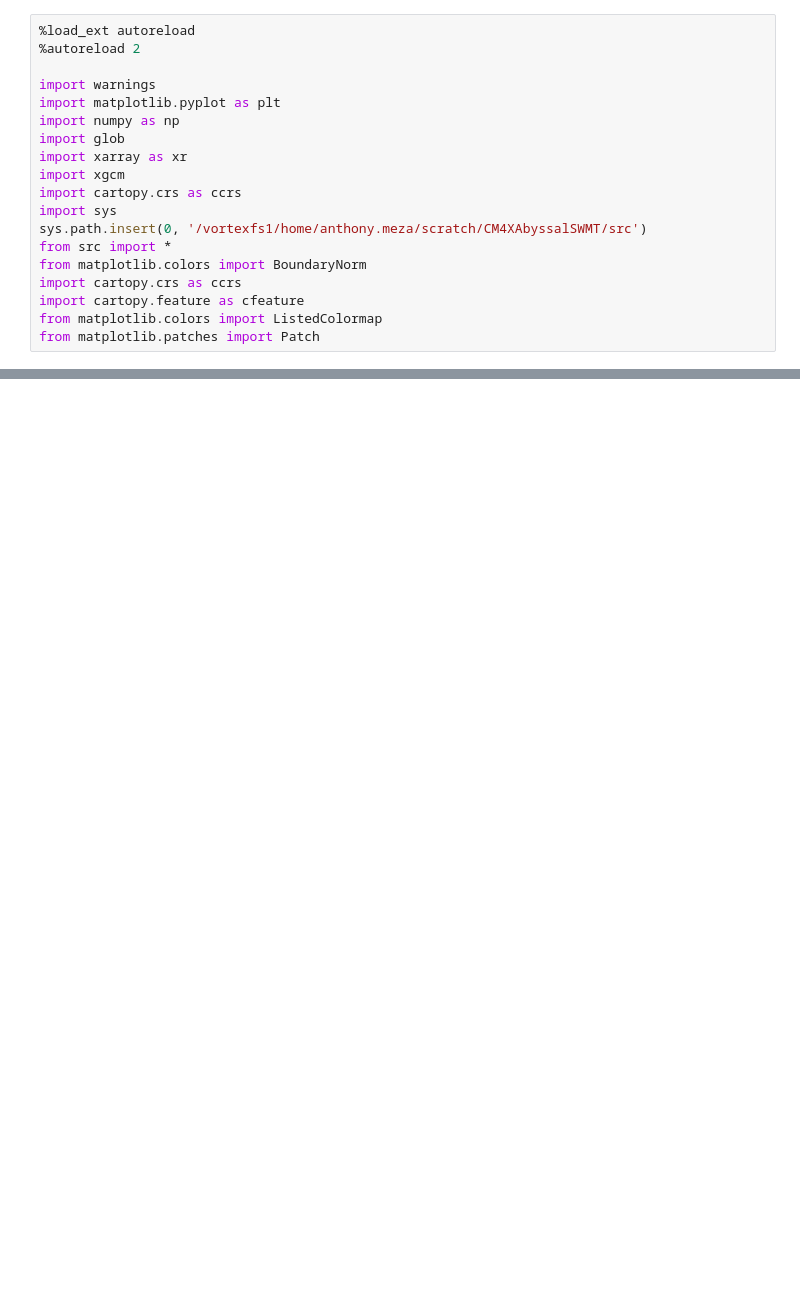
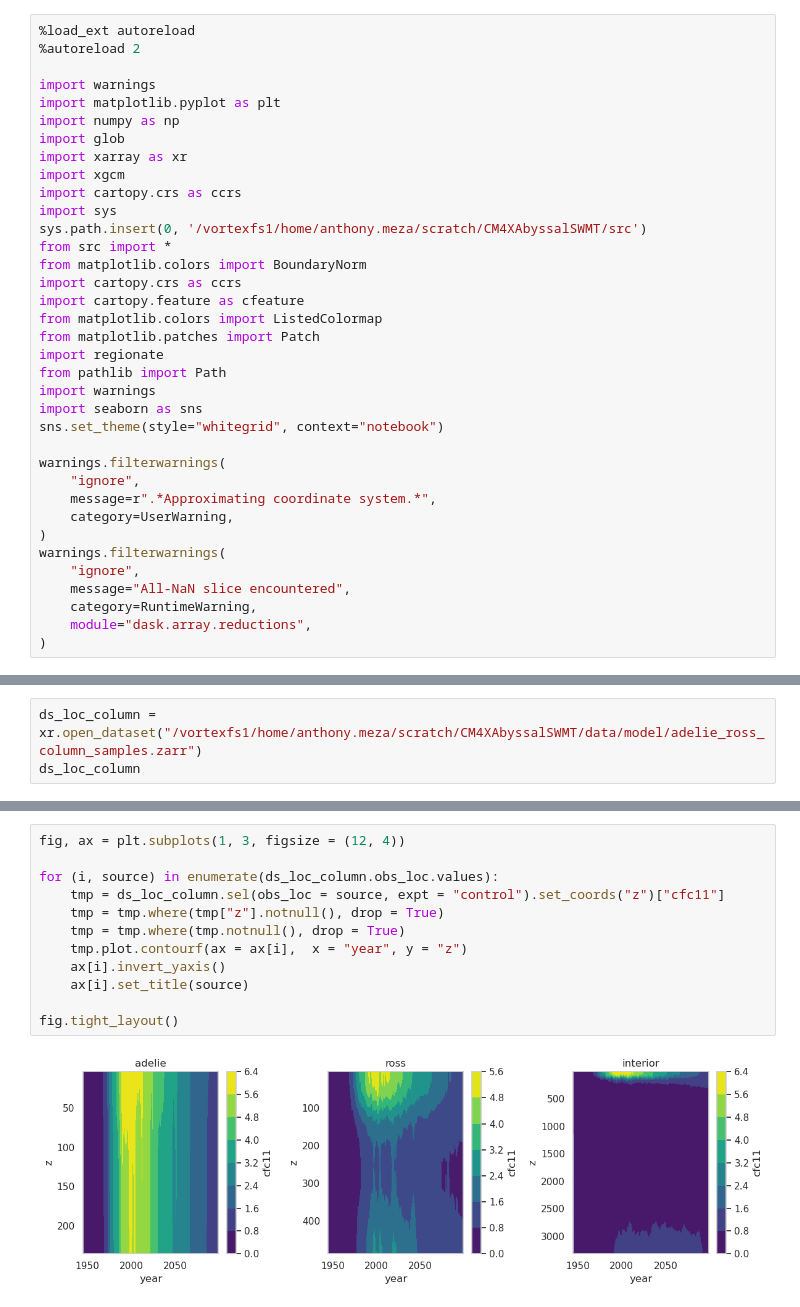
Before and after one commit to anthony-meza/CM4XAbyssalSWMT, a Jupyter notebook: notebooks/3.process_tracer_observations.ipynb, the cells around one changed output, grey strips where cells are left out. Drawn from its saved outputs; the diff is of its cells as text; blank space fills up the shorter version.

```diff
--- a/notebooks/3.process_tracer_observations.ipynb
+++ b/notebooks/3.process_tracer_observations.ipynb
@@ -17,3 +17,20 @@ import cartopy.crs as ccrs
 import cartopy.feature as cfeature
 from matplotlib.colors import ListedColormap
 from matplotlib.patches import Patch
+import regionate
+from pathlib import Path
+import warnings
+import seaborn as sns
+sns.set_theme(style="whitegrid", context="notebook")
+
+warnings.filterwarnings(
+    "ignore",
+    message=r".*Approximating coordinate system.*",
+    category=UserWarning,
+)
+warnings.filterwarnings(
+    "ignore",
+    message="All-NaN slice encountered",
+    category=RuntimeWarning,
+    module="dask.array.reductions",
+)
@@ -236,0 +77,3 @@ Attributes:
+# %%
+ds_loc_column = xr.open_dataset("/vortexfs1/home/anthony.meza/scratch/CM4XAbyssalSWMT/data/model/adelie_ross_column_samples.zarr")
+ds_loc_column
@@ -236,0 +473,14 @@ Attributes:
+# %%
+fig, ax = plt.subplots(1, 3, figsize = (12, 4))
+
+for (i, source) in enumerate(ds_loc_column.obs_loc.values):
+    tmp = ds_loc_column.sel(obs_loc = source, expt = "control").set_coords("z")["cfc11"]
+    tmp = tmp.where(tmp["z"].notnull(), drop = True)
+    tmp = tmp.where(tmp.notnull(), drop = True)
+    tmp.plot.contourf(ax = ax[i],  x = "year", y = "z")
+    ax[i].invert_yaxis()
+    ax[i].set_title(source)
+
+fig.tight_layout()
+# %% [output]
+[figure, added]
```
Also changed, not shown: parts of 25 cells of this notebook, 11 other files.
